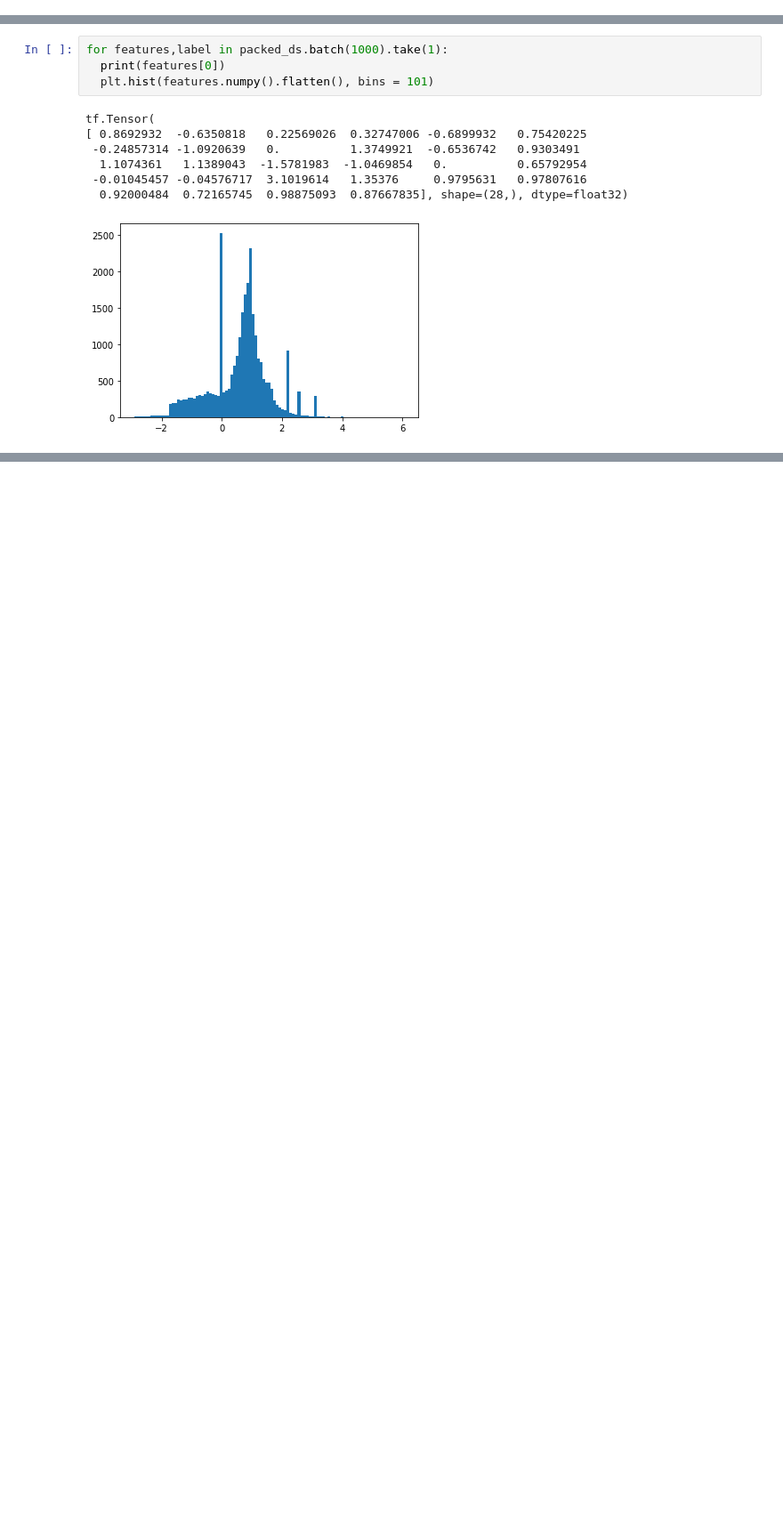
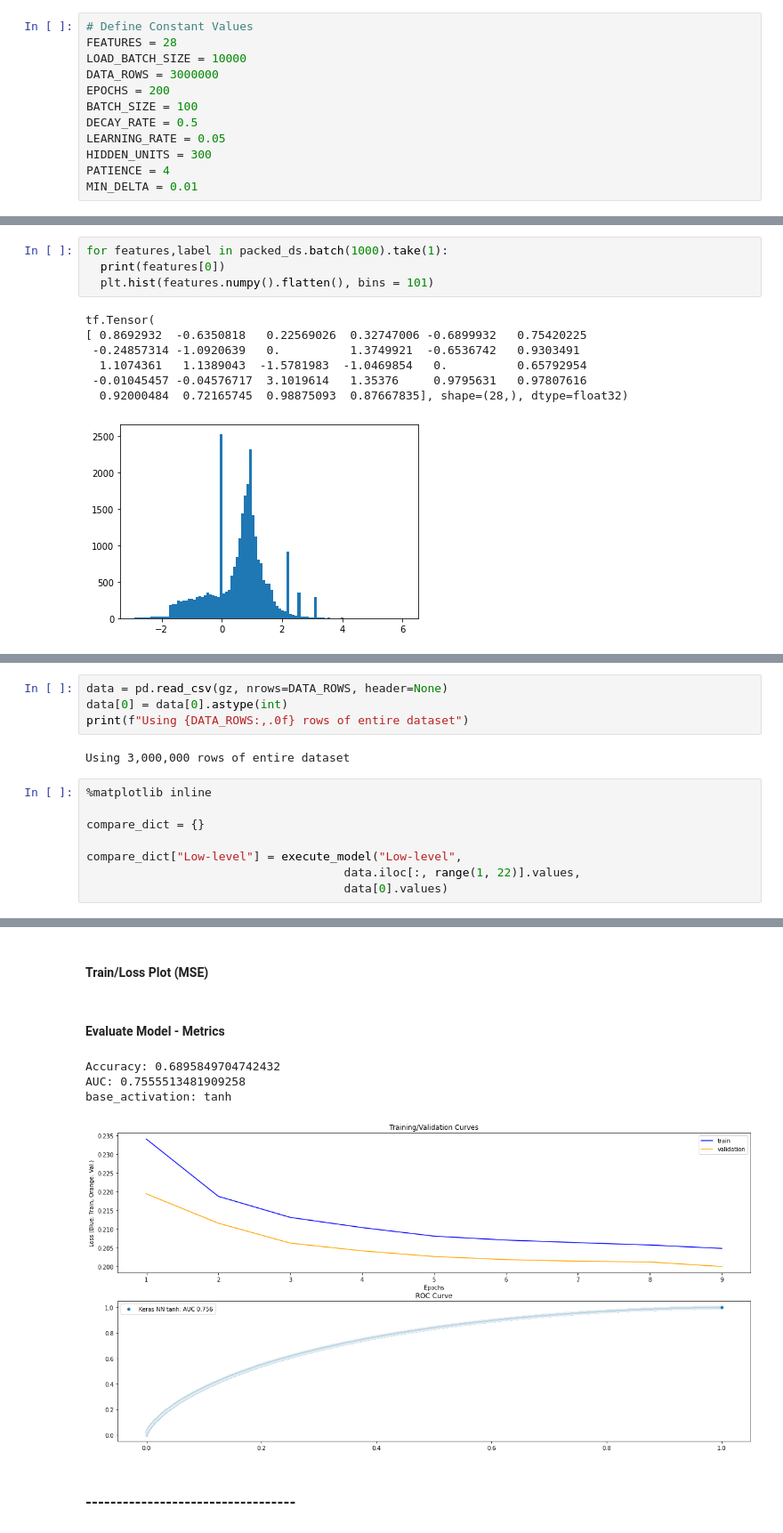
Before and after one commit to jbcroom/DS7333-QTW, a Jupyter notebook: CaseStudy6/DS733_JB_BC_SW_Case_Study6.ipynb, the cells around one changed output, grey strips where cells are left out. Shown at 89% size. Drawn from its saved outputs; the diff is of its cells as text; blank space fills up the shorter version.

```diff
--- a/CaseStudy6/DS733_JB_BC_SW_Case_Study6.ipynb
+++ b/CaseStudy6/DS733_JB_BC_SW_Case_Study6.ipynb
@@ -25,2 +89,14 @@ print(tf.__version__)
 logdir = pathlib.Path(tempfile.mkdtemp())/"tensorboard_logs"
 shutil.rmtree(logdir, ignore_errors=True)
+# %%
+# Define Constant Values
+FEATURES = 28
+LOAD_BATCH_SIZE = 10000
+DATA_ROWS = 3000000
+EPOCHS = 200
+BATCH_SIZE = 100
+DECAY_RATE = 0.5
+LEARNING_RATE = 0.05
+HIDDEN_UNITS = 300
+PATIENCE = 4
+MIN_DELTA = 0.01
@@ -191,0 +352,15 @@ Epoch: 300, accuracy:0.7238,  binary_crossentropy:0.5159,  loss:0.5159,  val_acc
+# %%
+data = pd.read_csv(gz, nrows=DATA_ROWS, header=None)
+data[0] = data[0].astype(int)
+print(f"Using {DATA_ROWS:,.0f} rows of entire dataset")
+# %% [output]
+Using 3,000,000 rows of entire dataset
+# %%
+%matplotlib inline
+
+compare_dict = {}
+
+compare_dict["Low-level"] = execute_model("Low-level",
+                                     data.iloc[:, range(1, 22)].values,
+                                     data[0].values)
+# %% [output]
@@ -191,0 +393,7 @@ Epoch: 300, accuracy:0.7238,  binary_crossentropy:0.5159,  loss:0.5159,  val_acc
+#### Train/Loss Plot (MSE)
+#### Evaluate Model - Metrics
+Accuracy: 0.6895849704742432
+AUC: 0.7555513481909258
+base_activation: tanh
+[figure, added]
+### ----------------------------------
```
Also changed, not shown: parts of 45 cells of this notebook.
